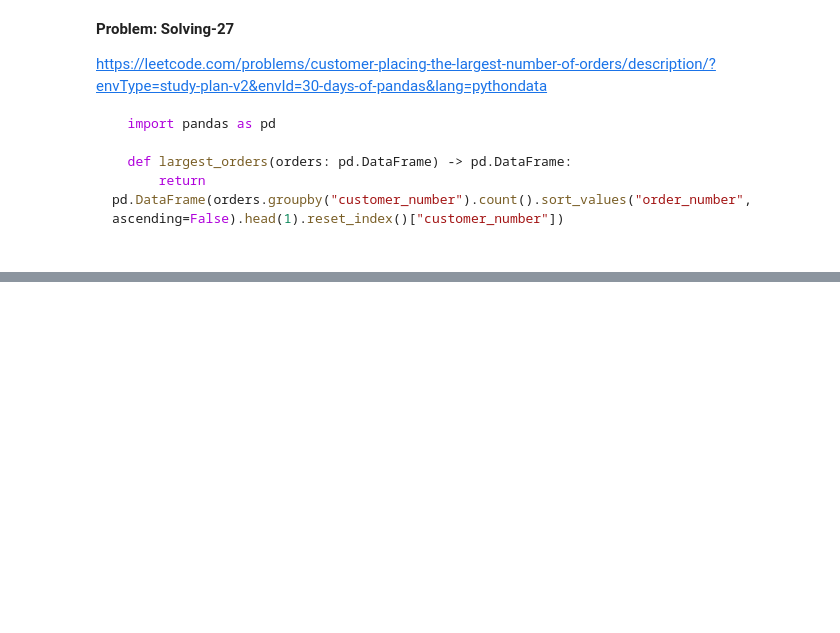
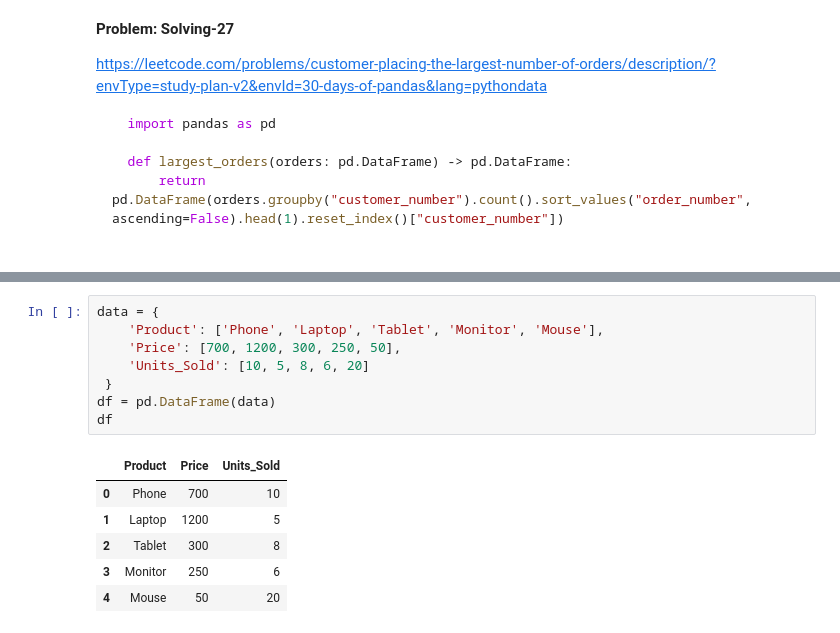
Before and after one commit to coderzaman/Data-Analysis-With-Pandas, a Jupyter notebook: Data_Analysis_With_Pandas.ipynb, the cells around one changed output, grey strips where cells are left out. Drawn from its saved outputs; the diff is of its cells as text; blank space fills up the shorter version.

```diff
--- a/Data_Analysis_With_Pandas.ipynb
+++ b/Data_Analysis_With_Pandas.ipynb
@@ -3392,0 +3490,15 @@ https://leetcode.com/problems/customer-placing-the-largest-number-of-orders/desc
+# %%
+data = {
+ 	'Product': ['Phone', 'Laptop', 'Tablet', 'Monitor', 'Mouse'],
+ 	'Price': [700, 1200, 300, 250, 50],
+ 	'Units_Sold': [10, 5, 8, 6, 20]
+ }
+df = pd.DataFrame(data)
+df
+# %% [output]
+|  | Product | Price | Units_Sold |
+| 0 | Phone | 700 | 10 |
+| 1 | Laptop | 1200 | 5 |
+| 2 | Tablet | 300 | 8 |
+| 3 | Monitor | 250 | 6 |
+| 4 | Mouse | 50 | 20 |
```
Also changed, not shown: parts of 25 cells of this notebook.
